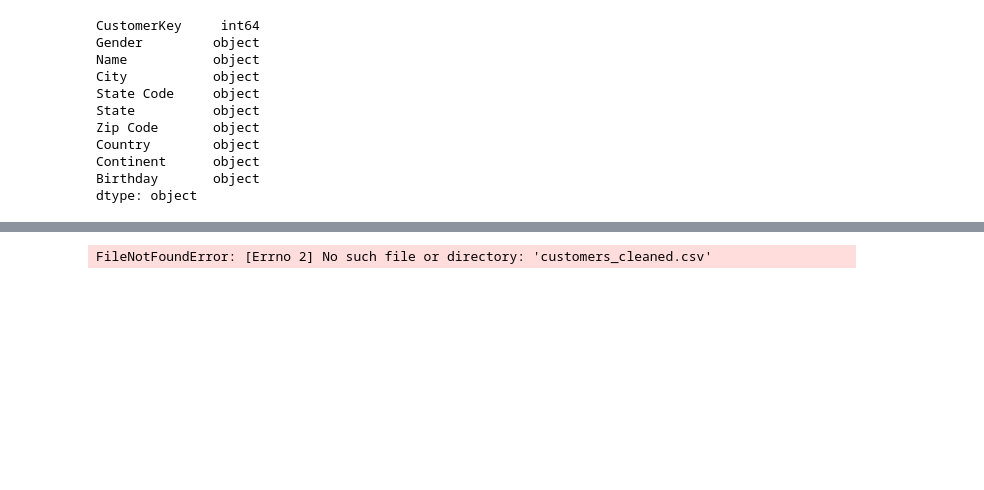
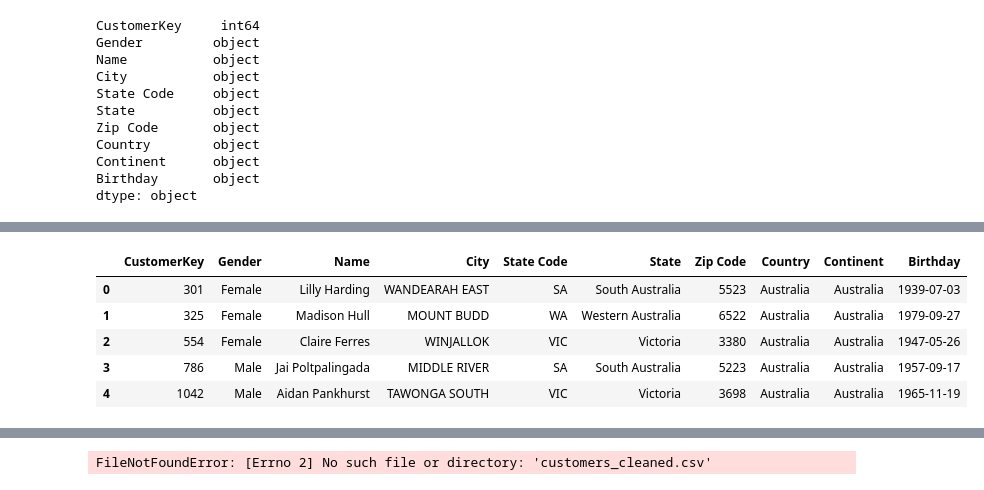
Before and after one commit to buvir/DataSpark_Illuminating_Insights_for_Global_Electronics, a Jupyter notebook: cleaneddata.ipynb, the cells around one changed output, grey strips where cells are left out. Drawn from its saved outputs; the diff is of its cells as text; code cells hidden in the pictures; blank space fills up the shorter version.

```diff
--- a/cleaneddata.ipynb
+++ b/cleaneddata.ipynb
@@ -78,0 +126,11 @@ dtype: object
+# %%
+df_Customers_cleaned = pd.read_csv('df_Customers_cleaned.csv')
+# %%
+df_Customers_cleaned.head()
+# %% [output]
+|  | CustomerKey | Gender | Name | City | State Code | State | Zip Code | Country | Continent | Birthday |
+| 0 | 301 | Female | Lilly Harding | WANDEARAH EAST | SA | South Australia | 5523 | Australia | Australia | 1939-07-03 |
+| 1 | 325 | Female | Madison Hull | MOUNT BUDD | WA | Western Australia | 6522 | Australia | Australia | 1979-09-27 |
+| 2 | 554 | Female | Claire Ferres | WINJALLOK | VIC | Victoria | 3380 | Australia | Australia | 1947-05-26 |
+| 3 | 786 | Male | Jai Poltpalingada | MIDDLE RIVER | SA | South Australia | 5223 | Australia | Australia | 1957-09-17 |
+| 4 | 1042 | Male | Aidan Pankhurst | TAWONGA SOUTH | VIC | Victoria | 3698 | Australia | Australia | 1965-11-19 |
```
Also changed, not shown: parts of 11 cells of this notebook, 1 other file.
